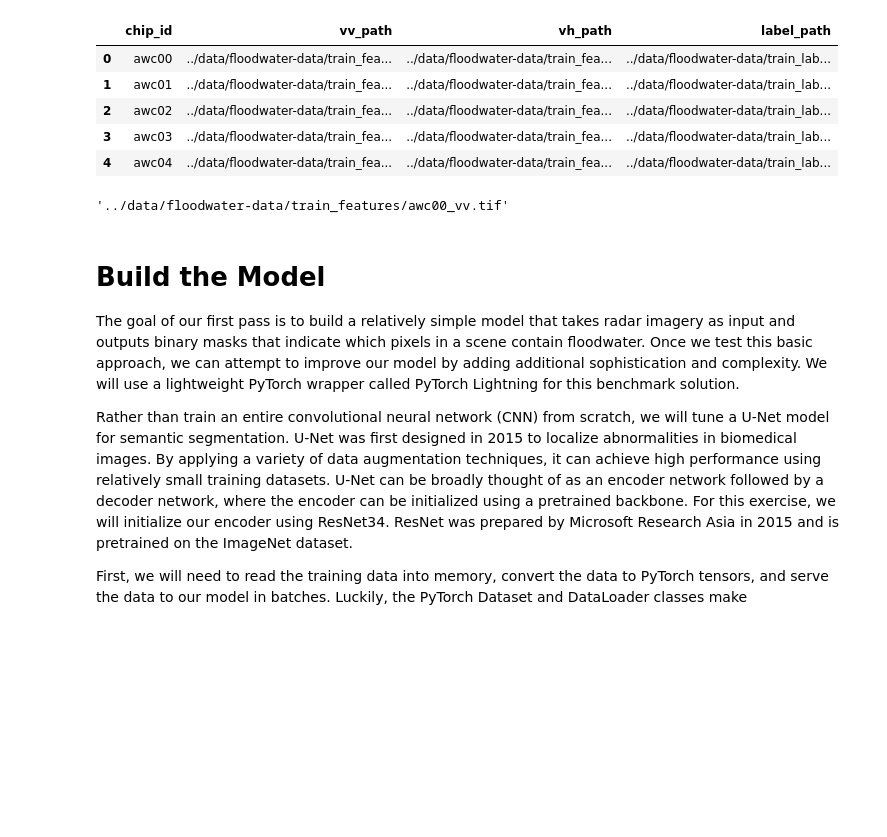
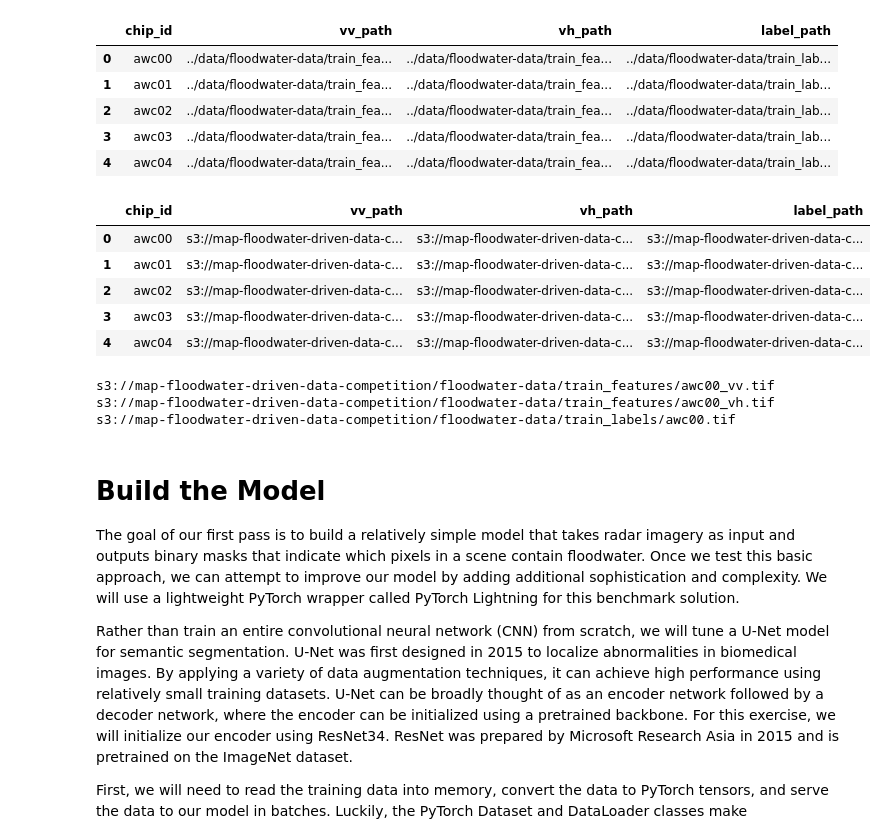
Before and after one commit to JayThibs/map-floodwater-satellite-imagery, a Jupyter notebook: Map_Floodwater_SageMaker.ipynb, the cells around one changed output. Drawn from its saved outputs; the diff is of its cells as text; code cells hidden in the pictures; blank space fills up the shorter version.

Commit message:
Preparing data for training. Added imports.

```diff
--- a/Map_Floodwater_SageMaker.ipynb
+++ b/Map_Floodwater_SageMaker.ipynb
@@ -536,3 +526,6 @@ len(val_x) / (len(val_x) + len(train_x)) * 100
+# %%
+# s3 bucket path (we use this for model training, instead of using local files)
+s3_bucket_path = 's3://map-floodwater-driven-data-competition/floodwater-data/'
 # %%
 train_df = train_x.merge(train_y)
 val_df = val_x.merge(val_y)
@@ -544,9 +537,25 @@ train_df.head()
 | 2 | awc02 | ../data/floodwater-data/train_fea... | ../data/floodwater-data/train_fea... | ../data/floodwater-data/train_lab... |
 | 3 | awc03 | ../data/floodwater-data/train_fea... | ../data/floodwater-data/train_fea... | ../data/floodwater-data/train_lab... |
 | 4 | awc04 | ../data/floodwater-data/train_fea... | ../data/floodwater-data/train_fea... | ../data/floodwater-data/train_lab... |
-# %%
-train_df.vv_path[0]
-# %% [output]
-'../data/floodwater-data/train_features/awc00_vv.tif'
+# %%
+for col in train_df.columns[1:]:
+    train_df[col] = train_df[col].apply(lambda x: s3_bucket_path + '/'.join(x.split('/')[3:]))
+    val_df[col] = val_df[col].apply(lambda x: s3_bucket_path + '/'.join(x.split('/')[3:]))
+train_df.head()
+# %% [output]
+|  | chip_id | vv_path | vh_path | label_path |
+| 0 | awc00 | s3://map-floodwater-driven-data-c... | s3://map-floodwater-driven-data-c... | s3://map-floodwater-driven-data-c... |
+| 1 | awc01 | s3://map-floodwater-driven-data-c... | s3://map-floodwater-driven-data-c... | s3://map-floodwater-driven-data-c... |
+| 2 | awc02 | s3://map-floodwater-driven-data-c... | s3://map-floodwater-driven-data-c... | s3://map-floodwater-driven-data-c... |
+| 3 | awc03 | s3://map-floodwater-driven-data-c... | s3://map-floodwater-driven-data-c... | s3://map-floodwater-driven-data-c... |
+| 4 | awc04 | s3://map-floodwater-driven-data-c... | s3://map-floodwater-driven-data-c... | s3://map-floodwater-driven-data-c... |
+# %%
+print(train_df['vv_path'][0])
+print(train_df['vh_path'][0])
+print(train_df['label_path'][0])
+# %% [output]
+s3://map-floodwater-driven-data-competition/floodwater-data/train_features/awc00_vv.tif
+s3://map-floodwater-driven-data-competition/floodwater-data/train_features/awc00_vh.tif
+s3://map-floodwater-driven-data-competition/floodwater-data/train_labels/awc00.tif
 # %%
 # name of directory we created to save our data
```
Also changed, not shown: parts of 5 cells of this notebook, 1 other file.
